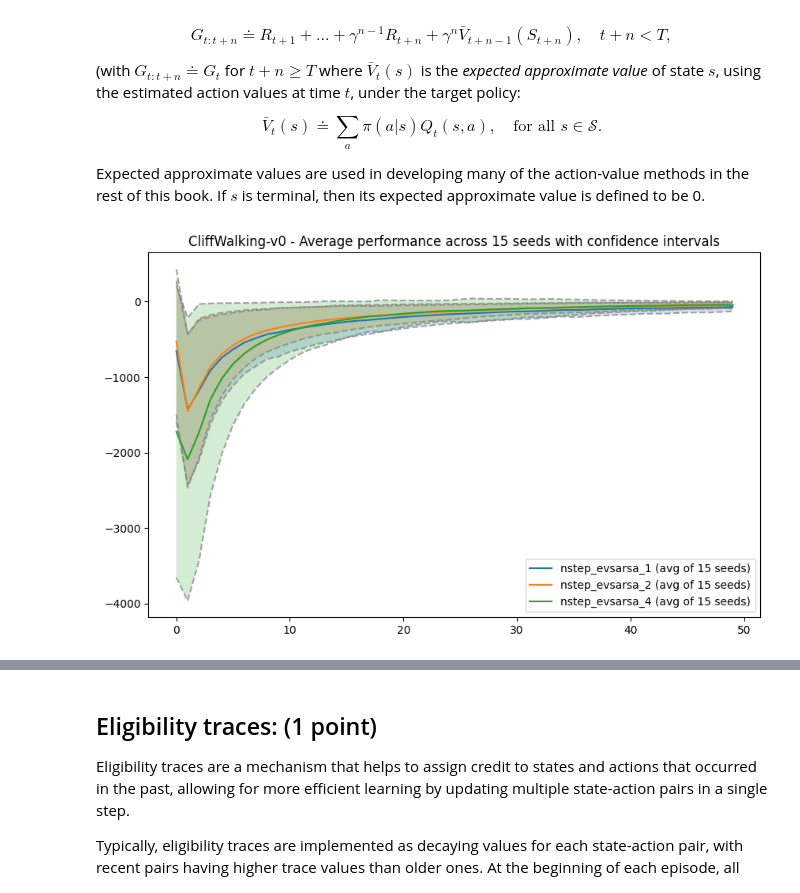
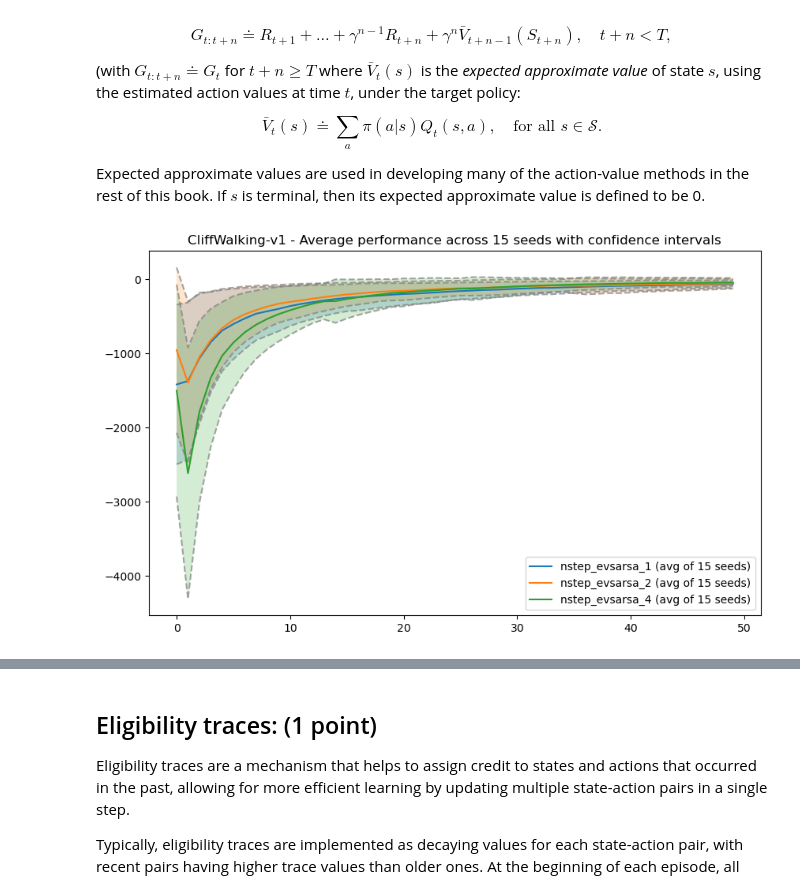
Before and after one commit to g0djan/Practical_RL, a Jupyter notebook: week03_model_free/homework.ipynb, the cells around one changed output, grey strips where cells are left out. Cells and saved outputs as stored; diff of their text form; code cells hidden in the pictures.

```diff
--- a/week03_model_free/homework.ipynb
+++ b/week03_model_free/homework.ipynb
@@ -557,7 +579,16 @@ class EVSarsaAgent(QLearningAgent):
             return 0.0
 
         # <YOUR CODE HERE>
-        state_value =
+        best_action = self.get_best_action(state)
+        uniform_prob = epsilon / len(possible_actions)
+        state_value = 0
+        for action in possible_actions:
+            qvalue = self.get_qvalue(state, action)
+            prob = uniform_prob
+            if action == best_action:
+                prob += (1 - epsilon)
+            state_value += prob * qvalue
+
 
         # </END OF YOUR CODE>
 
@@ -572,7 +603,7 @@ Let's now see how our algorithm compares against q-learning in case where we for
 # %%
 import gymnasium as gym
 
-env = gym.make("CliffWalking-v0", render_mode="rgb_array")
+env = gym.make("CliffWalking-v1", render_mode="rgb_array")
 n_actions = env.action_space.n
 # %%
 # Our cliffworld has one difference from what's in the image: there is no wall.
@@ -950,7 +1124,7 @@ def play_and_train_with_replay(env, agent, replay=None, t_max=10**4, replay_batc
     for t in range(t_max):
         # get agent to pick action given state s
         # <YOUR CODE HERE>
-        a =
+        a = agent.get_action(s)
 
         # </END OF YOUR CODE>
 
@@ -959,11 +1133,14 @@ def play_and_train_with_replay(env, agent, replay=None, t_max=10**4, replay_batc
         # update agent on current transition. Use agent.update
         # <YOUR CODE HERE>
 
+        agent.update(s, a, r, next_s)
+
         # </END OF YOUR CODE>
 
         if replay is not None:
             # store current <s,a,r,s'> transition in buffer
             # <YOUR CODE HERE>
+            replay.add(s, a, r, next_s, done)
 
             # </END OF YOUR CODE>
 
@@ -972,7 +1149,7 @@ def play_and_train_with_replay(env, agent, replay=None, t_max=10**4, replay_batc
             s_, a_, r_, next_s_, done_ = replay.sample(replay_batch_size)
             for i in range(replay_batch_size):
                 # <YOUR CODE HERE>
-                agent.update()
+                agent.update(s_[i], a_[i], r_[i], next_s_[i])
 
                 # </END OF YOUR CODE>
 
@@ -1143,7 +1320,8 @@ class NStepEVSarsaAgent(EVSarsaAgent):
             start_index, end_index = tau + 1, min(tau + self.n_steps, self.T)
             G = 0
             # <YOUR CODE HERE>
-            G =
+            for i in range(start_index, end_index + 1):
+                G += self.memory[i].reward * self.discount ** (i - tau - 1)
 
             # </END OF YOUR CODE>
 
@@ -1151,7 +1329,18 @@ class NStepEVSarsaAgent(EVSarsaAgent):
                 next_s = self.memory[tau + self.n_steps].next_state
                 if next_s is not None:
                     # <YOUR CODE HERE>
-                    G =
+                    possible_actions = self.get_legal_actions(next_s)
+                    epsilon = self.epsilon
+                    best_action = self.get_best_action(next_s)
+                    V = 0
+                    for action in possible_actions:
+                        qvalue = self.get_qvalue(next_s, action)
+                        prob = self.epsilon / len(possible_actions)
+                        if action == best_action:
+                            prob += (1 - self.epsilon)
+                        V += qvalue * prob
+
+                    G += V * self.discount ** self.n_steps
 
                     # </END OF YOUR CODE>
 
@@ -1161,7 +1350,8 @@ class NStepEVSarsaAgent(EVSarsaAgent):
             )  # state and action to being updated
 
             # <YOUR CODE HERE>
-            new_qvalue =
+            qvalue = self.get_qvalue(state_tau, action_tau)
+            new_qvalue = qvalue + self.alpha * (G - qvalue)
 
             # </END OF YOUR CODE>
             self.set_qvalue(state_tau, action_tau, new_qvalue)
@@ -1224,9 +1414,9 @@ def evaluate_nstep_evsarsa(env_builder, n_episodes=1000, t_max=10000, n_seeds=3,
         exp_setups, num_episodes=n_episodes, t_max=t_max, plot_every=1000, span=span, num_seeds=n_seeds
     )
 # %%
-evaluate_nstep_evsarsa(lambda: gym.make("CliffWalking-v0"), n_episodes=50, t_max=1000, n_seeds=15, span=25)
+evaluate_nstep_evsarsa(lambda: gym.make("CliffWalking-v1"), n_episodes=50, t_max=1000, n_seeds=15, span=25)
 # %% [output]
-[figure, old version]
+[figure, new version]
 # %%
 evaluate_nstep_evsarsa(lambda: Discretizer(gym.make("MountainCar-v0"), n_digits=2), n_episodes=200, n_seeds=5)
 # %% [output]
```
Also changed, not shown: parts of 42 cells of this notebook, 2 other files.
